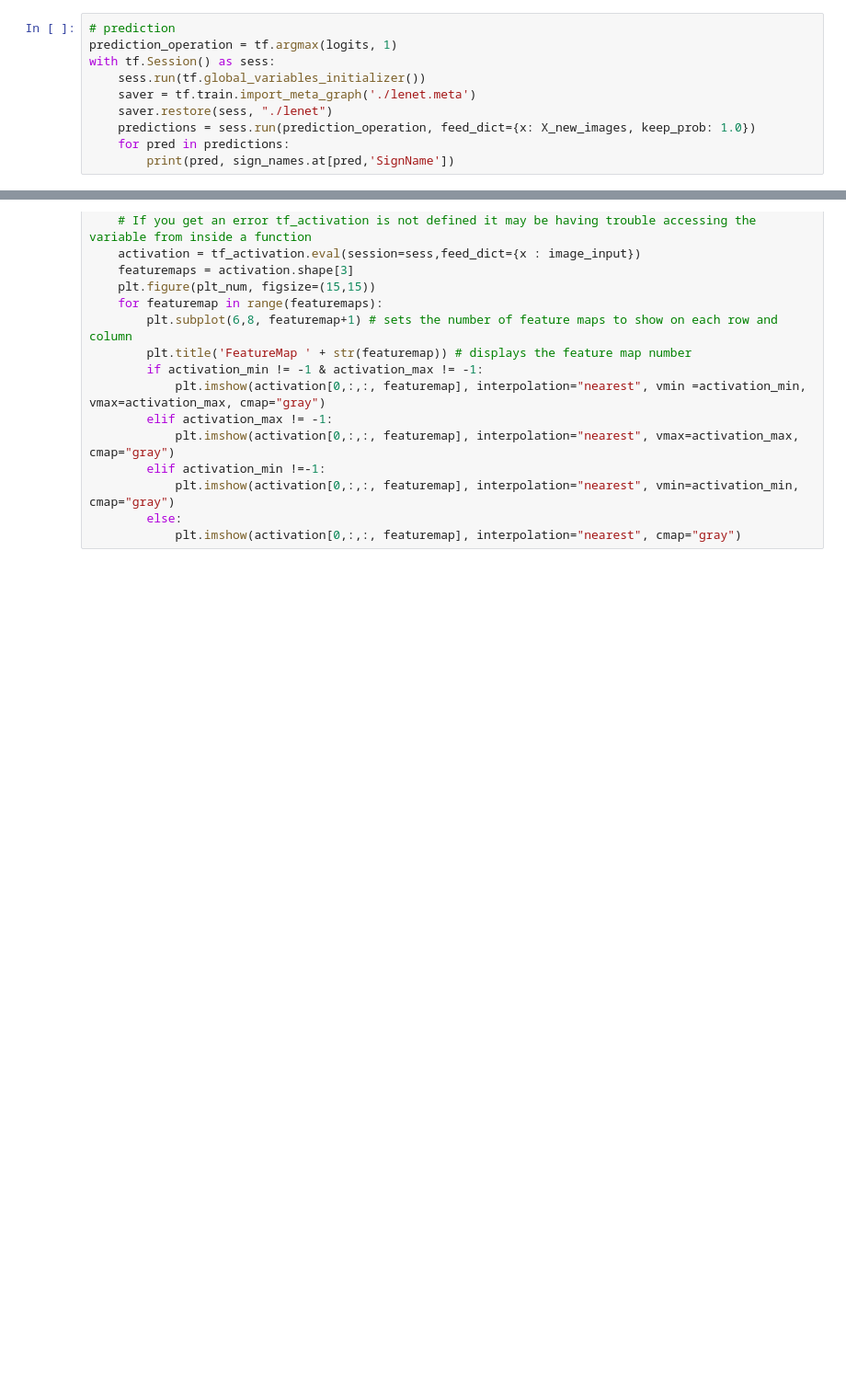
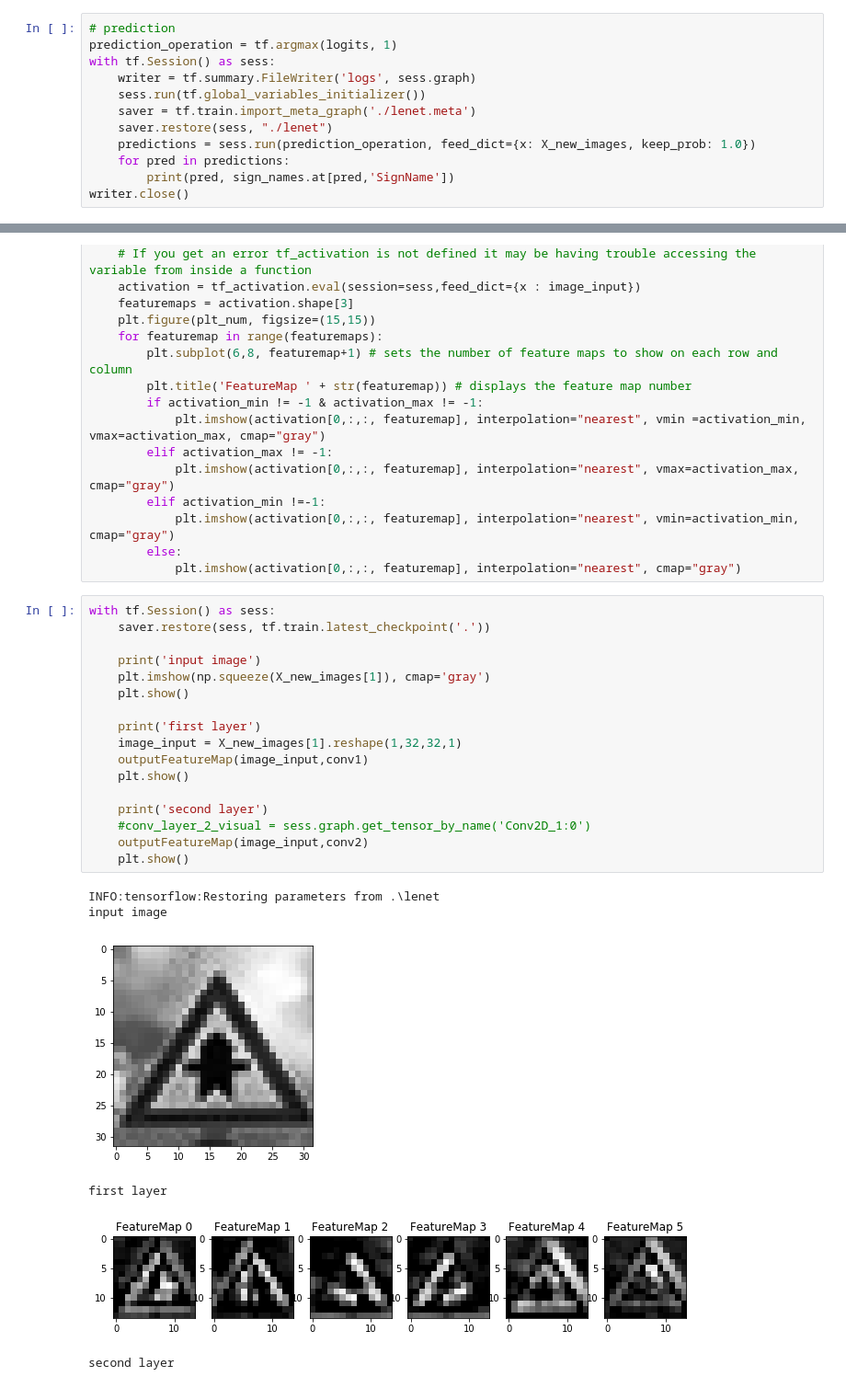
Before and after one commit to fkeidel/CarND-Traffic-Sign-Classifier-Project, a Jupyter notebook: Traffic_Sign_Classifier.ipynb, the cells around one changed output, grey strips where cells are left out. Shown at 92% size. Drawn from its saved outputs; the diff is of its cells as text; blank space fills up the shorter version.

```diff
--- a/Traffic_Sign_Classifier.ipynb
+++ b/Traffic_Sign_Classifier.ipynb
@@ -477,12 +498,14 @@ X_new_images = np.expand_dims(X_new_images, axis=3)
 # prediction
 prediction_operation = tf.argmax(logits, 1)
 with tf.Session() as sess:
+    writer = tf.summary.FileWriter('logs', sess.graph)
     sess.run(tf.global_variables_initializer())
     saver = tf.train.import_meta_graph('./lenet.meta')
     saver.restore(sess, "./lenet")
     predictions = sess.run(prediction_operation, feed_dict={x: X_new_images, keep_prob: 1.0})
     for pred in predictions:
         print(pred, sign_names.at[pred,'SignName'])
+writer.close()
 # %% [output]
 INFO:tensorflow:Restoring parameters from ./lenet
 17 No entry
@@ -615,3 +638,27 @@ def outputFeatureMap(image_input, tf_activation, activation_min=-1, activation_m
             plt.imshow(activation[0,:,:, featuremap], interpolation="nearest", vmin=activation_min, cmap="gray")
         else:
             plt.imshow(activation[0,:,:, featuremap], interpolation="nearest", cmap="gray")
+# %%
+with tf.Session() as sess:
+    saver.restore(sess, tf.train.latest_checkpoint('.'))
+
+    print('input image')
+    plt.imshow(np.squeeze(X_new_images[1]), cmap='gray')
+    plt.show()
+
+    print('first layer')
+    image_input = X_new_images[1].reshape(1,32,32,1)
+    outputFeatureMap(image_input,conv1)
+    plt.show()
+
+    print('second layer')
+    #conv_layer_2_visual = sess.graph.get_tensor_by_name('Conv2D_1:0')
+    outputFeatureMap(image_input,conv2)
+    plt.show()
+# %% [output]
+INFO:tensorflow:Restoring parameters from .\lenet
+input image
+[figure, added]
+first layer
+[figure, added]
+second layer
```
Also changed, not shown: parts of 12 cells of this notebook, 7 other files.
